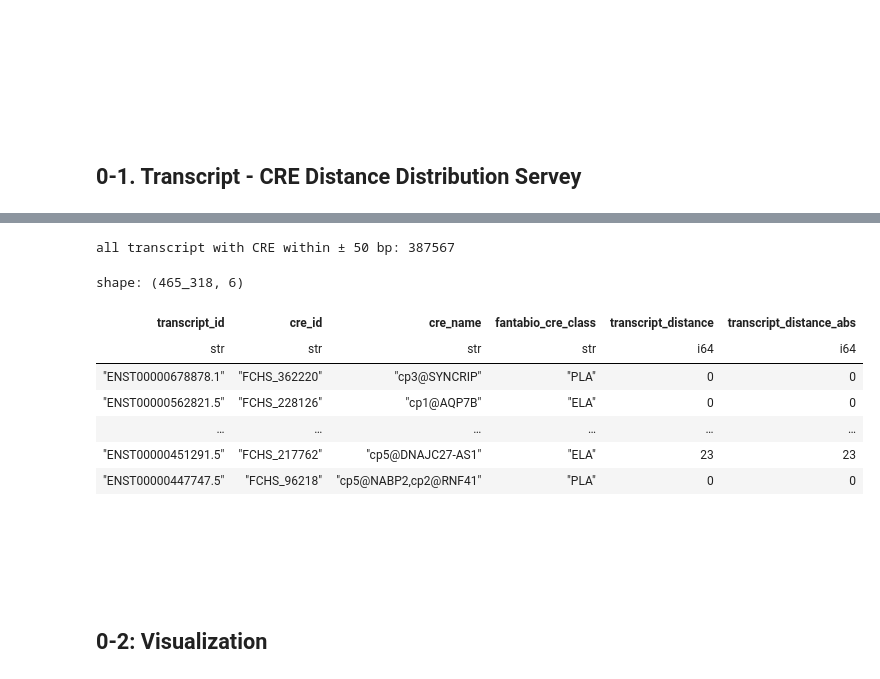
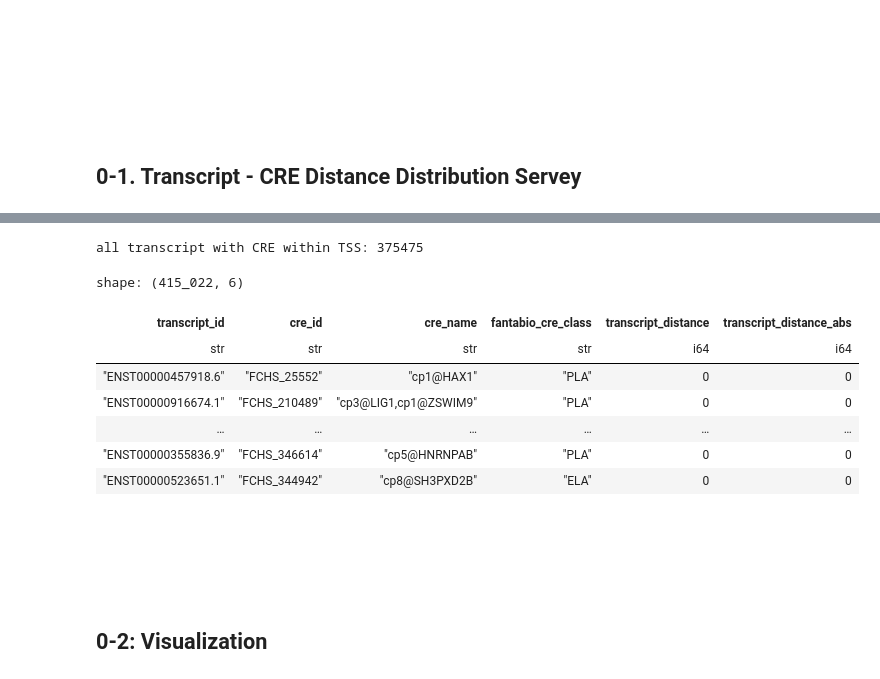
Before and after one commit to yonesora56/HS_human_ncRNA, a Jupyter notebook: notebooks/09_visualization/09_03_HNscore_transcript_fantabio_viz.ipynb, the cells around one changed output, grey strips where cells are left out. Drawn from its saved outputs; the diff is of its cells as text; code cells hidden in the pictures.

```diff
--- a/notebooks/09_visualization/09_03_HNscore_transcript_fantabio_viz.ipynb
+++ b/notebooks/09_visualization/09_03_HNscore_transcript_fantabio_viz.ipynb
@@ -27,0 +91,12 @@ Execute Date: 261025
+# %%
+# TSS と重なっている CRE のみにフィルタリング
+up5p_transcript_cre_pairs_50bp = up5p_transcript_cre_pairs.filter(
+    pl.col("transcript_distance") == 0
+)
+
+print(f"overlapping transcripts: {up5p_transcript_cre_pairs_50bp.select("transcript_id").n_unique()}")
+print(f"overlapping lncRNA transcripts: {up5p_transcript_cre_pairs_50bp.filter(pl.col("transcript_type") == "lncRNA").select("transcript_id").n_unique()}")
+print(f"overlapping transcript - CRE pair count: {up5p_transcript_cre_pairs_50bp.select(['transcript_id', 'cre_id']).n_unique()}")
+
+pl.Config.set_tbl_rows(2)
+display(up5p_transcript_cre_pairs_50bp)
@@ -27,0 +500,12 @@ Execute Date: 261025
+# %%
+# TSS と重なっている CRE のみにフィルタリング
+down5p_transcript_cre_pairs_50bp = down5p_transcript_cre_pairs.filter(
+    pl.col("transcript_distance") == 0
+)
+
+print(f"overlapping transcripts: {down5p_transcript_cre_pairs_50bp.select("transcript_id").n_unique()}")
+print(f"overlapping lncRNA transcripts: {down5p_transcript_cre_pairs_50bp.filter(pl.col("transcript_type") == "lncRNA").select("transcript_id").n_unique()}")
+print(f"overlapping transcript - CRE pair count: {down5p_transcript_cre_pairs_50bp.select(['transcript_id', 'cre_id']).n_unique()}")
+
+pl.Config.set_tbl_rows(2)
+display(down5p_transcript_cre_pairs_50bp)
@@ -98,21 +948,21 @@ shape: (1_120_976, 6)
 # %%
-# 少なくとも ± 50 bp の範囲で fanta.bio の CRE と対応づいている transcript
-all_transcript_cre_pairs_50bp = all_transcript_cre_pairs.filter(
-    pl.col("transcript_distance_abs") <= 50
+# TSS と重なっている CRE のみにフィルタリング
+all_transcript_cre_pairs_overlapping = all_transcript_cre_pairs.filter(
+    pl.col("transcript_distance") == 0
 )
 
-print(f"all transcript with CRE within ± 50 bp: {all_transcript_cre_pairs_50bp.select("transcript_id").n_unique()}")
-display(all_transcript_cre_pairs_50bp)
+print(f"all transcript with CRE within TSS: {all_transcript_cre_pairs_overlapping.select("transcript_id").n_unique()}")
+display(all_transcript_cre_pairs_overlapping)
 # %% [output]
-all transcript with CRE within ± 50 bp: 387567
+all transcript with CRE within TSS: 375475
-shape: (465_318, 6)
+shape: (415_022, 6)
 | transcript_id | cre_id | cre_name | fantabio_cre_class | transcript_distance | transcript_distance_abs |
 | str | str | str | str | i64 | i64 |
-| "ENST00000678878.1" | "FCHS_362220" | "cp3@SYNCRIP" | "PLA" | 0 | 0 |
-| "ENST00000562821.5" | "FCHS_228126" | "cp1@AQP7B" | "ELA" | 0 | 0 |
+| "ENST00000457918.6" | "FCHS_25552" | "cp1@HAX1" | "PLA" | 0 | 0 |
+| "ENST00000916674.1" | "FCHS_210489" | "cp3@LIG1,cp1@ZSWIM9" | "PLA" | 0 | 0 |
 | … | … | … | … | … | … |
-| "ENST00000451291.5" | "FCHS_217762" | "cp5@DNAJC27-AS1" | "ELA" | 23 | 23 |
-| "ENST00000447747.5" | "FCHS_96218" | "cp5@NABP2,cp2@RNF41" | "PLA" | 0 | 0 |
+| "ENST00000355836.9" | "FCHS_346614" | "cp5@HNRNPAB" | "PLA" | 0 | 0 |
+| "ENST00000523651.1" | "FCHS_344942" | "cp8@SH3PXD2B" | "ELA" | 0 | 0 |
 # %% [markdown]
 &nbsp;
 
```
Also changed, not shown: parts of 48 cells of this notebook, 54 other files.
